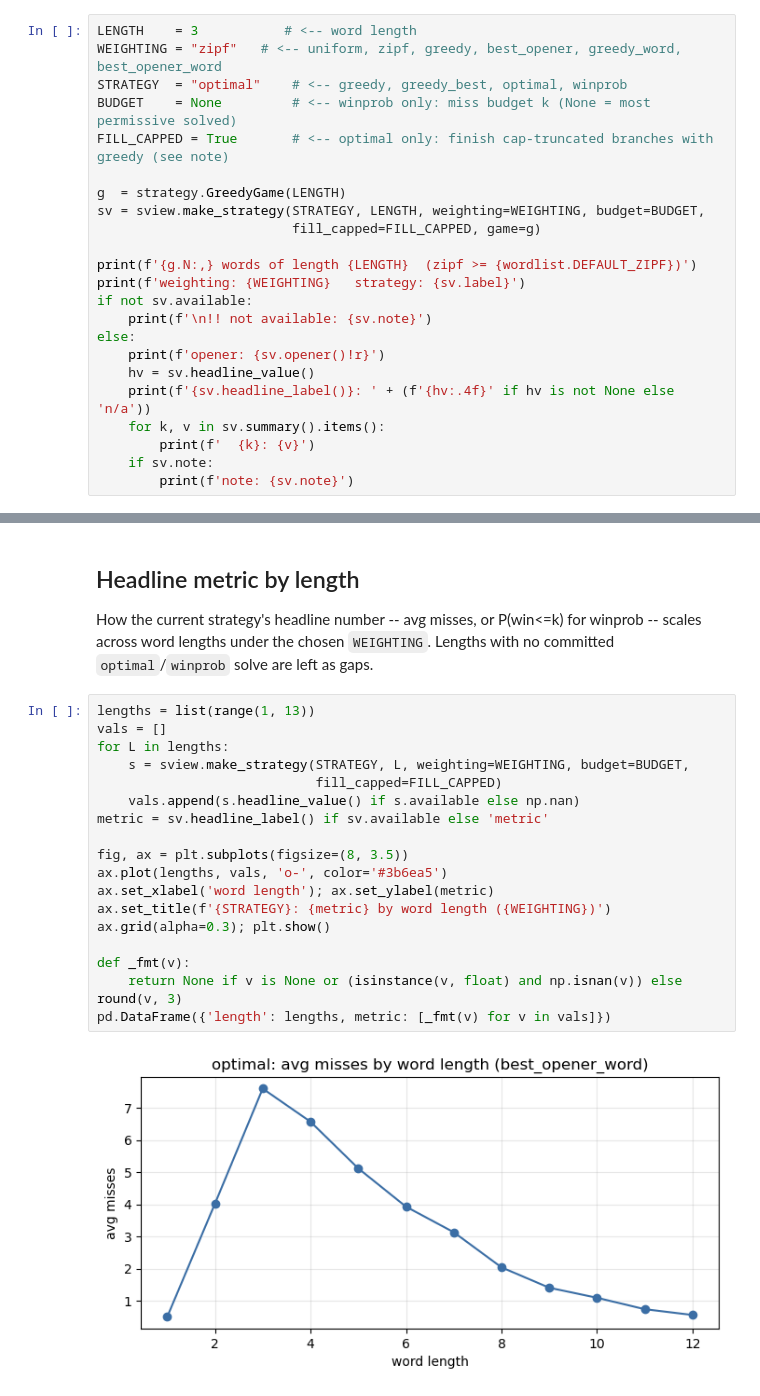
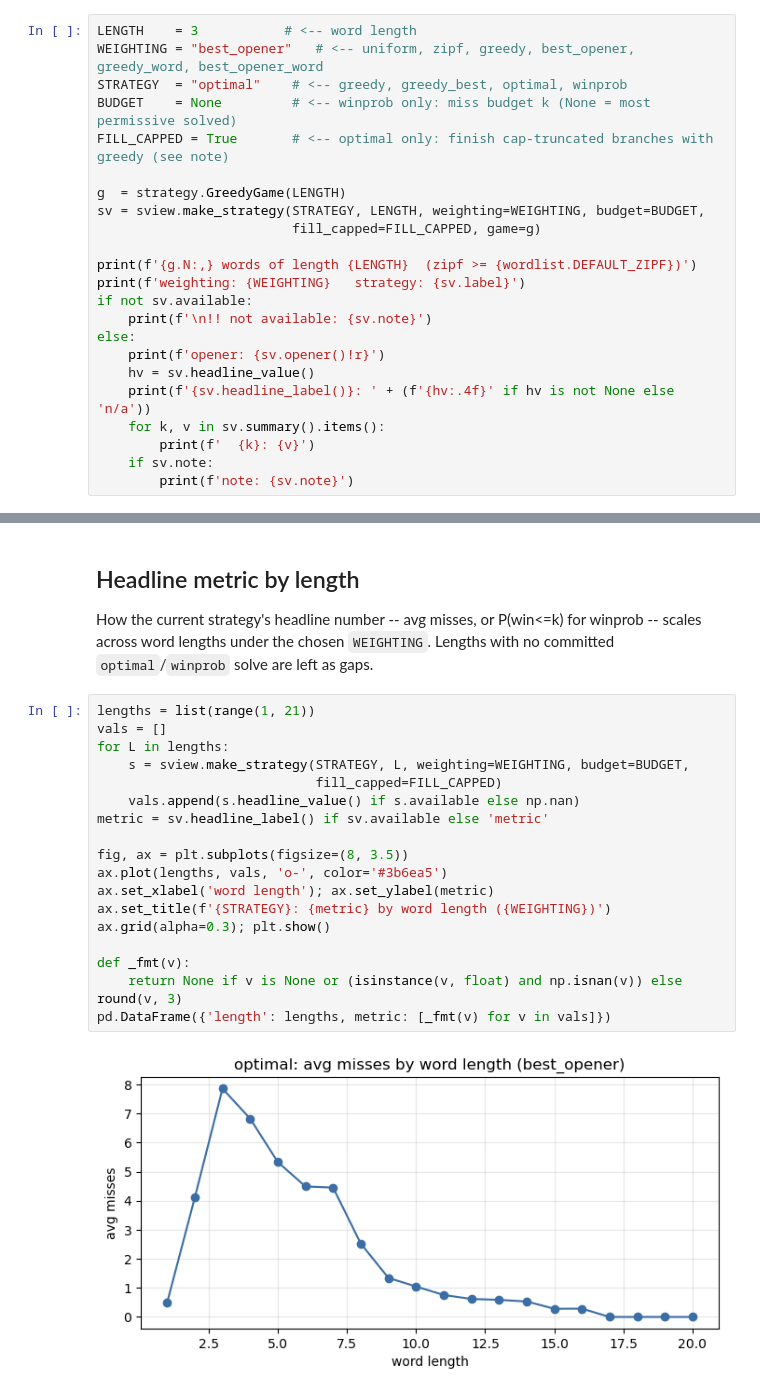
Before and after one commit to Ballpark-Figures/hangman, a Jupyter notebook: math/notebooks/strategy_explorer.ipynb, the cells around one changed output, grey strips where cells are left out. Drawn from its saved outputs; the diff is of its cells as text.

```diff
--- a/math/notebooks/strategy_explorer.ipynb
+++ b/math/notebooks/strategy_explorer.ipynb
@@ -70,7 +70,7 @@ and `winprob` exist only for solved length/weighting combos; when one is missing
 `sv.available` is `False` and `sv.note` says what to run -- the cells skip cleanly.
 # %%
 LENGTH    = 3           # <-- word length
-WEIGHTING = "zipf"   # <-- uniform, zipf, greedy, best_opener, greedy_word, best_opener_word
+WEIGHTING = "best_opener"   # <-- uniform, zipf, greedy, best_opener, greedy_word, best_opener_word
 STRATEGY  = "optimal"    # <-- greedy, greedy_best, optimal, winprob
 BUDGET    = None         # <-- winprob only: miss budget k (None = most permissive solved)
 FILL_CAPPED = True       # <-- optimal only: finish cap-truncated branches with greedy (see note)
@@ -404,24 +411,24 @@ How the current strategy's headline number -- avg misses, or P(win<=k) for
 winprob -- scales across word lengths under the chosen `WEIGHTING`. Lengths with
 no committed `optimal`/`winprob` solve are left as gaps.
 # %%
-lengths = list(range(1, 13))
+lengths = list(range(1, 21))
 vals = []
 for L in lengths:
     s = sview.make_strategy(STRATEGY, L, weighting=WEIGHTING, budget=BUDGET,
                             fill_capped=FILL_CAPPED)
     vals.append(s.headline_value() if s.available else np.nan)
 metric = sv.headline_label() if sv.available else 'metric'
 
 fig, ax = plt.subplots(figsize=(8, 3.5))
 ax.plot(lengths, vals, 'o-', color='#3b6ea5')
 ax.set_xlabel('word length'); ax.set_ylabel(metric)
 ax.set_title(f'{STRATEGY}: {metric} by word length ({WEIGHTING})')
 ax.grid(alpha=0.3); plt.show()
 
 def _fmt(v):
     return None if v is None or (isinstance(v, float) and np.isnan(v)) else round(v, 3)
 pd.DataFrame({'length': lengths, metric: [_fmt(v) for v in vals]})
 # %% [output]
-[figure, old version]
+[figure, new version]
 |  | length | avg misses |
 | 0 | 1 | 0.500 |
```
Also changed, not shown: parts of 10 cells of this notebook.
